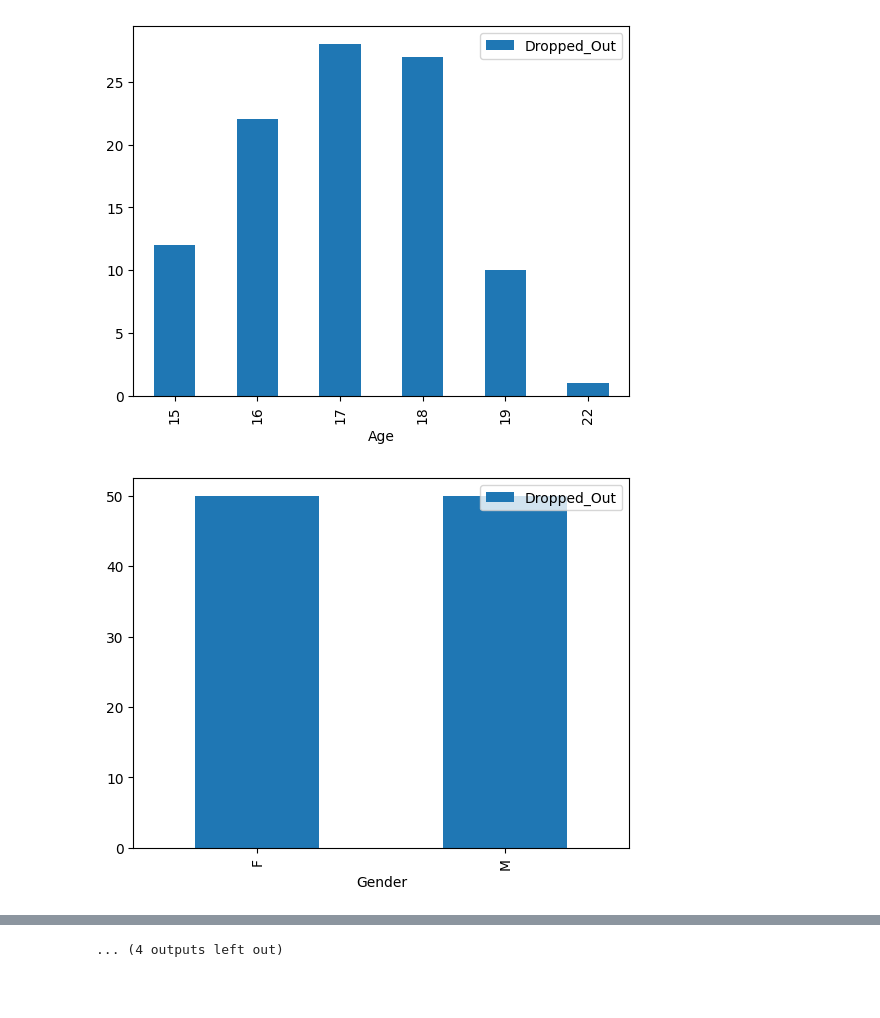
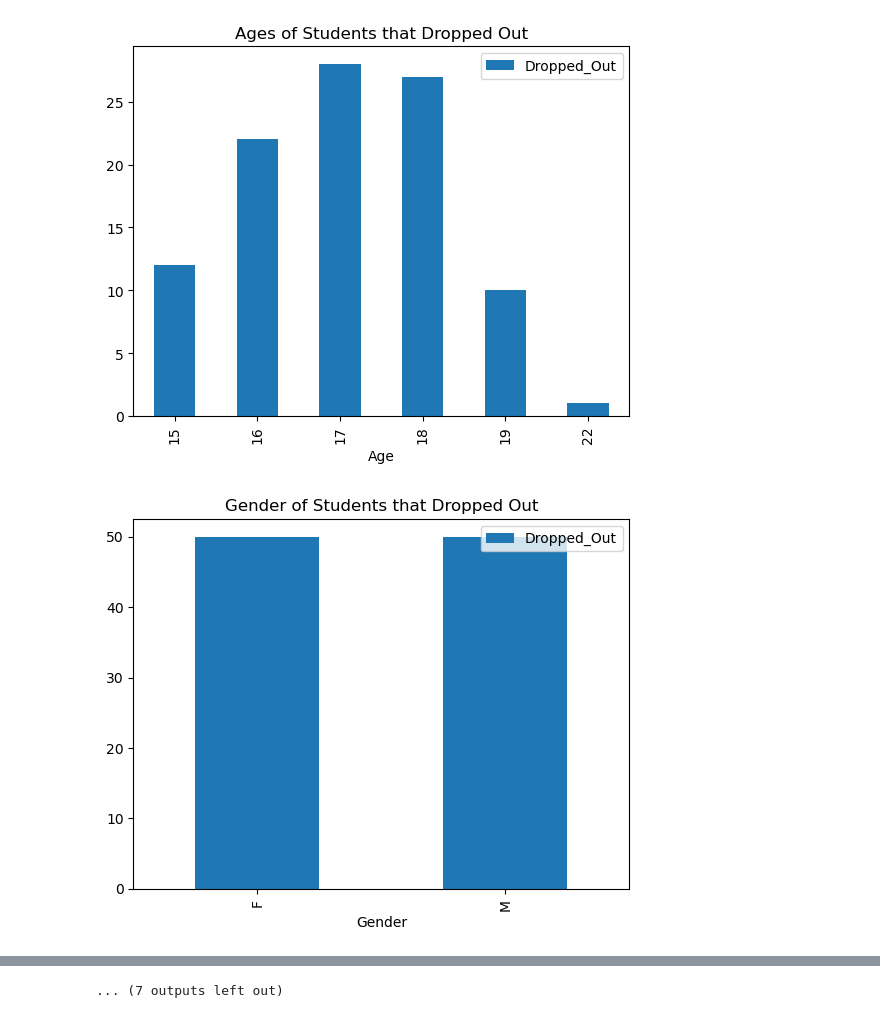
Before and after one commit to joannazhang4/Student-Dropout-Rates, a Jupyter notebook: read.ipynb, the cells around one changed output, grey strips where cells are left out. Cells and saved outputs as stored; diff of their text form; code cells hidden in the pictures; blank space fills up the shorter version.

```diff
--- a/read.ipynb
+++ b/read.ipynb
@@ -8,19 +8,32 @@ droppedout
 #droppedout["total"] = len(droppedout)
 
 #1 - Age
+#Dropped Out
 age = droppedout.groupby("Age").agg("count").reset_index()
 ageplot1= age.plot.bar(x="Age",y="Dropped_Out",title = "Ages of Students that Dropped Out")
+#In School
+age2 = inschool.groupby("Age").agg("count").reset_index()
+df
+#ageplot2 = age2.plot.bar(x="Age",y="In_School",title = "Ages of Students In School")
 #2- Gender
 genderplot= droppedout.groupby("Gender").agg("count").reset_index()
 genderplot1 = genderplot.plot.bar(x="Gender",y="Dropped_Out", title = "Gender of Students that Dropped Out")
- #3 - Parental Status
+#In School
+gender2 = inschool.groupby("Gender").agg("count").reset_index()
+genderplot2 = gender2.plot.bar(x="Gender",y="Dropped_Out",title = "Gender of Students In School")
+#3 - Parental Status
 parentalplot= droppedout.groupby("Parental_Status").agg("count").reset_index()
-parentalplot1 = parentalplot.plot.bar(x="Parental_Status",y="Dropped_Out")
+parentalplot1 = parentalplot.plot.bar(x="Parental_Status",y="Dropped_Out", title = "Parental Status of Students that Dropped Out")
+#In School
+parent2 = inschool.groupby("Parental_Status").agg("count").reset_index()
+parentplot2 = parent2.plot.bar(x="Parental_Status",y="Dropped_Out",title = "Parental Status of Students In School")
 #4- Weekday Alcohol Constumption
 wacplot = droppedout.groupby("Weekday_Alcohol_Consumption").agg("count").reset_index()
 wacplot
-wacplot1 = wacplot.plot.bar(x="Weekday_Alcohol_Consumption",y="Dropped_Out")
-
+wacplot1 = wacplot.plot.bar(x="Weekday_Alcohol_Consumption",y="Dropped_Out", title = "Weekday Alcohol Consumption of Students that Dropped Out")
+# In School
+wacplot2 = inschool.groupby("Weekday_Alcohol_Consumption").agg("count").reset_index()
+parentplot2 = wacplot2.plot.bar(x="Weekday_Alcohol_Consumption",y="Dropped_Out",title = "Weekday Alcohol Consumption In School")
 #5 - Family Support
 #Dropped Out
 famSupport = droppedout.groupby("Family_Support").agg("count").reset_index()
@@ -42,32 +55,32 @@ internetAcc2 = internetAcc.plot.bar(x = "Internet_Access", y = "Dropped_Out", ti
 healthStat = droppedout.groupby("Health_Status").agg("count").reset_index()
 healthStat1 = healthStat.plot.bar(x = "Health_Status", y = "Dropped_Out", title = "Health Rating of the Students Who Dropped Out")
 #In School
 healthStat = inschool.groupby("Health_Status").agg("count").reset_index()
 healthStat2 = healthStat.plot.bar(x = "Health_Status", y = "Dropped_Out", title = "Health Rating of the Students Who Stayed in School")
 
 #8 = Weekend Alcohol Consumption
 #Dropped Out
 weekendAl = droppedout.groupby("Weekend_Alcohol_Consumption").agg("count").reset_index()
 weekendAl1 = weekendAl.plot.bar(x = "Weekend_Alcohol_Consumption", y = "Dropped_Out", title = "Weekend Alcohol Consumption of the Students Who Dropped Out")
 #In School
 weekendAl = inschool.groupby("Weekend_Alcohol_Consumption").agg("count").reset_index()
 weekendAl2 = weekendAl.plot.bar(x = "Weekend_Alcohol_Consumption", y = "Dropped_Out", title = "Weekend Alcohol Consumption of the Students Who Stayed in School")
 
 #9 = Addresses
 #Dropped Out
 address = droppedout.groupby("Address").agg("count").reset_index()
 address1 = address.plot.bar(x = "Address", y = "Dropped_Out", title = "Addresses for Students Who Dropped Out")
 #In School
 address = inschool.groupby("Address").agg("count").reset_index()
 address2 = address.plot.bar(x = "Address", y = "Dropped_Out", title = "Addresses for Students Who Stayed in School")
 
 #10 = Reason for Choosing School
 #Dropped Out
 reason = droppedout.groupby("Reason_for_Choosing_School").agg("count").reset_index()
 reason1 = reason.plot.bar(x = "Reason_for_Choosing_School", y = "Dropped_Out", title = "Reason for Choosing School of Students Who Dropped Out")
 #In School
 reason = inschool.groupby("Reason_for_Choosing_School").agg("count").reset_index()
 reason1 = reason.plot.bar(x = "Reason_for_Choosing_School", y = "Dropped_Out", title = "Reason for Choosing School of Students Who Stayed In School")
 # %% [output]
-[figure, old version]
+[figure, new version]
-[figure, old version]
+[figure, new version]
@@ -84 +97 @@ reason1 = reason.plot.bar(x = "Reason_for_Choosing_School", y = "Dropped_Out", t
-... (4 outputs left out)
+... (7 outputs left out)
```
Also changed, not shown: parts of 1 cell of this notebook.
